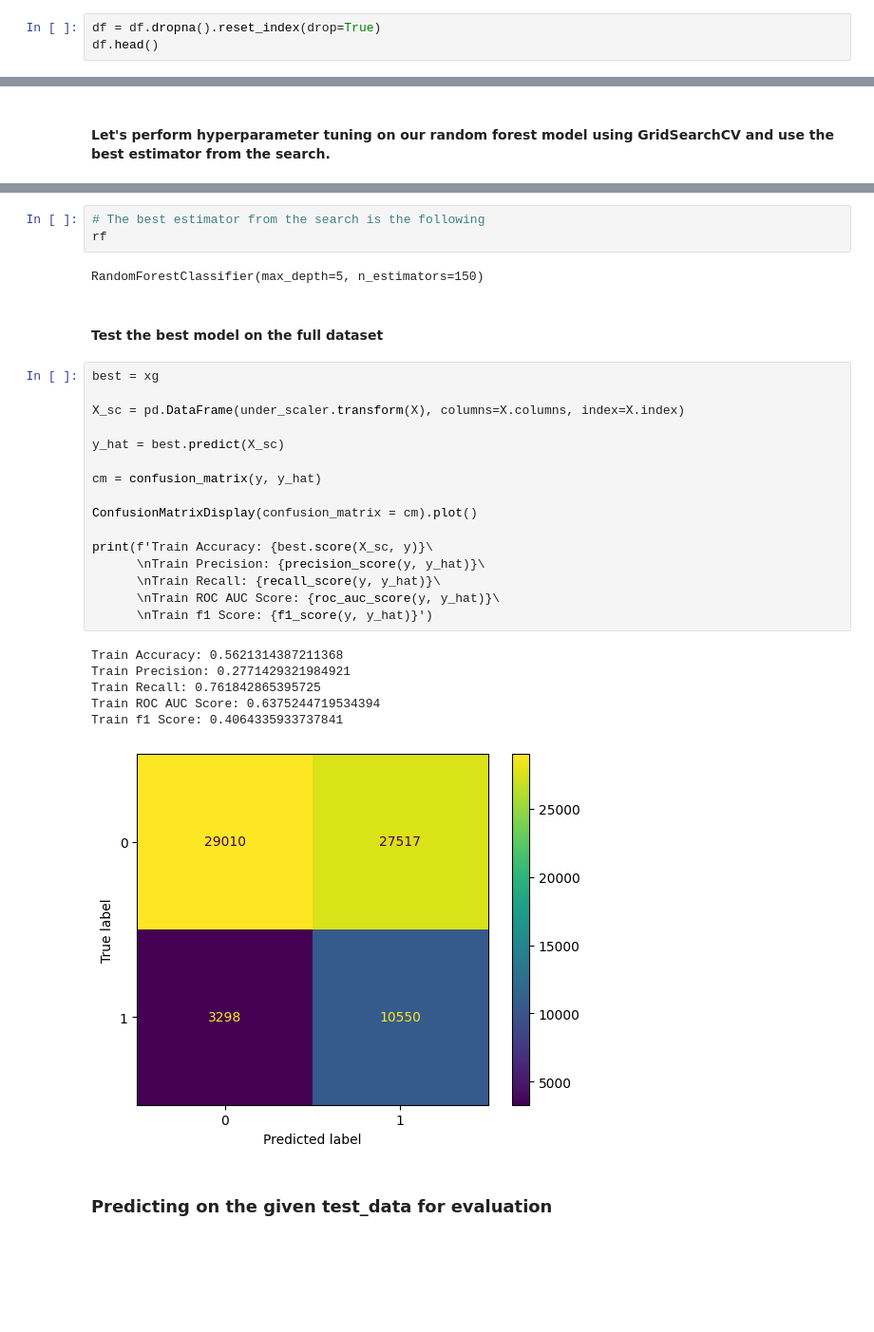
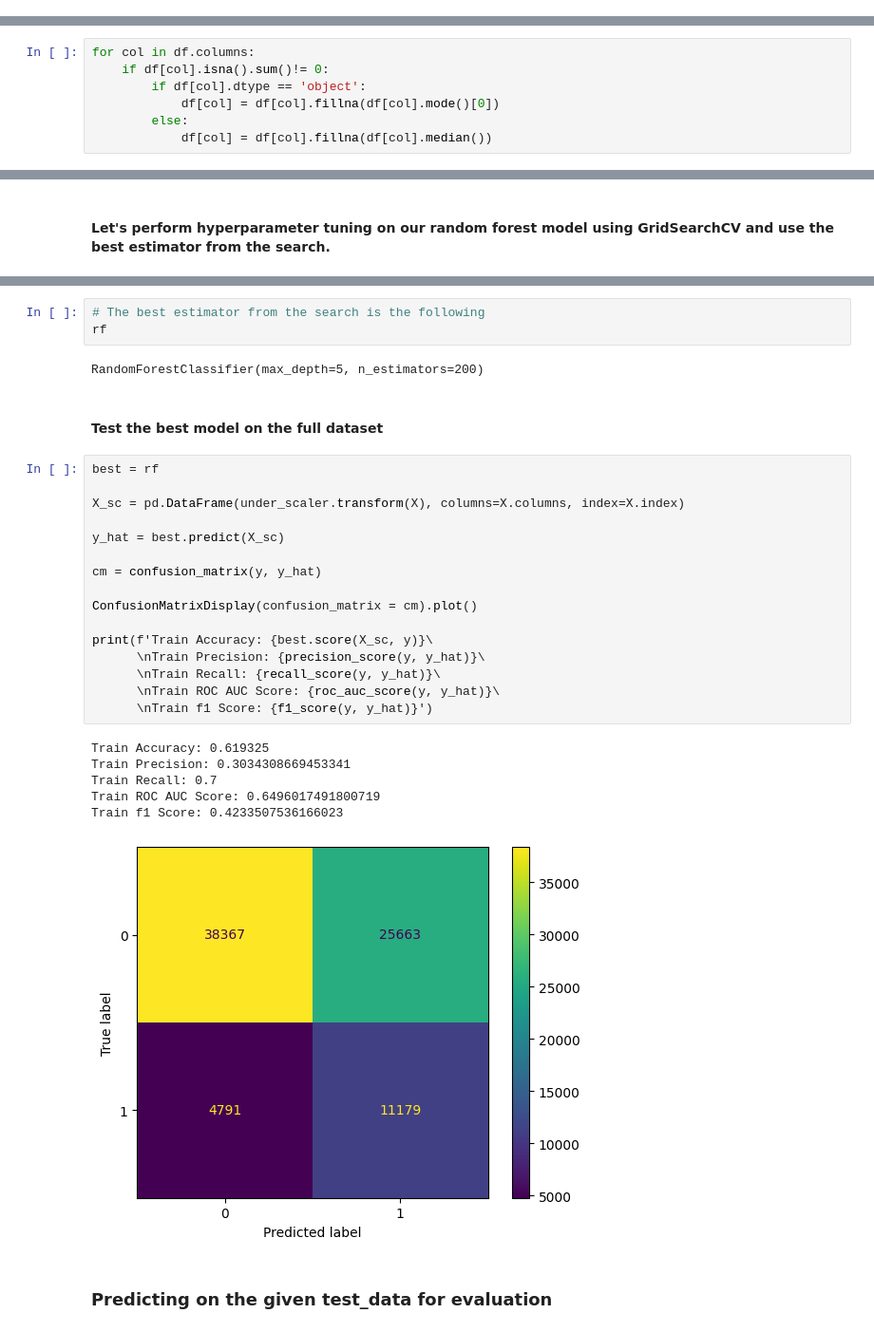
Before and after one commit to nithinhm/upGrad-Data-Science-Hackathon, a Jupyter notebook: loan.ipynb, the cells around one changed output, grey strips where cells are left out. Shown at 95% size. Saved outputs shown, nothing was run; the diff lists cells and outputs as text; blank space fills up the shorter version.

```diff
--- a/loan.ipynb
+++ b/loan.ipynb
@@ -70,3 +67,0 @@ the fraction of missing values is only 5%. so we'll drop them.
-# %%
-df = df.dropna().reset_index(drop=True)
-df.head()
@@ -84,0 +70,7 @@ df.shape
+# %%
+for col in df.columns:
+    if df[col].isna().sum()!= 0:
+        if df[col].dtype == 'object':
+            df[col] = df[col].fillna(df[col].mode()[0])
+        else:
+            df[col] = df[col].fillna(df[col].median())
@@ -631,32 +662,32 @@ Test f1 Score: 0.6669026548672566
 # The best estimator from the search is the following
 rf
 # %% [output]
-RandomForestClassifier(max_depth=5, n_estimators=150)
+RandomForestClassifier(max_depth=5, n_estimators=200)
 # %% [markdown]
 #### Test the best model on the full dataset
 # %%
-best = xg
+best = rf
 
 X_sc = pd.DataFrame(under_scaler.transform(X), columns=X.columns, index=X.index)
 
 y_hat = best.predict(X_sc)
 
 cm = confusion_matrix(y, y_hat)
 
 ConfusionMatrixDisplay(confusion_matrix = cm).plot()
 
 print(f'Train Accuracy: {best.score(X_sc, y)}\
       \nTrain Precision: {precision_score(y, y_hat)}\
       \nTrain Recall: {recall_score(y, y_hat)}\
       \nTrain ROC AUC Score: {roc_auc_score(y, y_hat)}\
       \nTrain f1 Score: {f1_score(y, y_hat)}')
 # %% [output]
-Train Accuracy: 0.5621314387211368
-Train Precision: 0.2771429321984921
-Train Recall: 0.761842865395725
-Train ROC AUC Score: 0.6375244719534394
-Train f1 Score: 0.4064335933737841
+Train Accuracy: 0.619325
+Train Precision: 0.3034308669453341
+Train Recall: 0.7
+Train ROC AUC Score: 0.6496017491800719
+Train f1 Score: 0.4233507536166023
-[figure, old version]
+[figure, new version]
 # %% [markdown]
 ### Predicting on the given test_data for evaluation
 # %%
```
Also changed, not shown: parts of 37 cells of this notebook, 1 other file.
